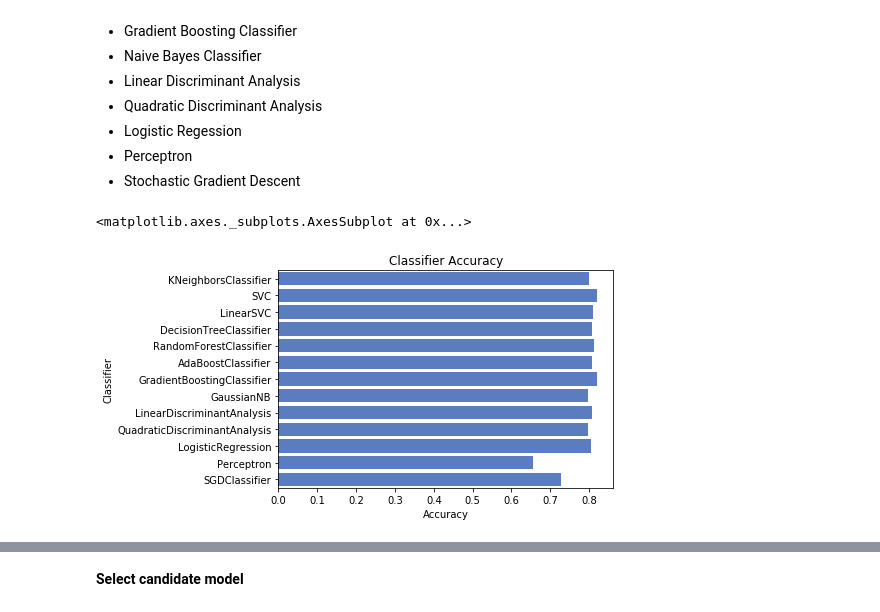
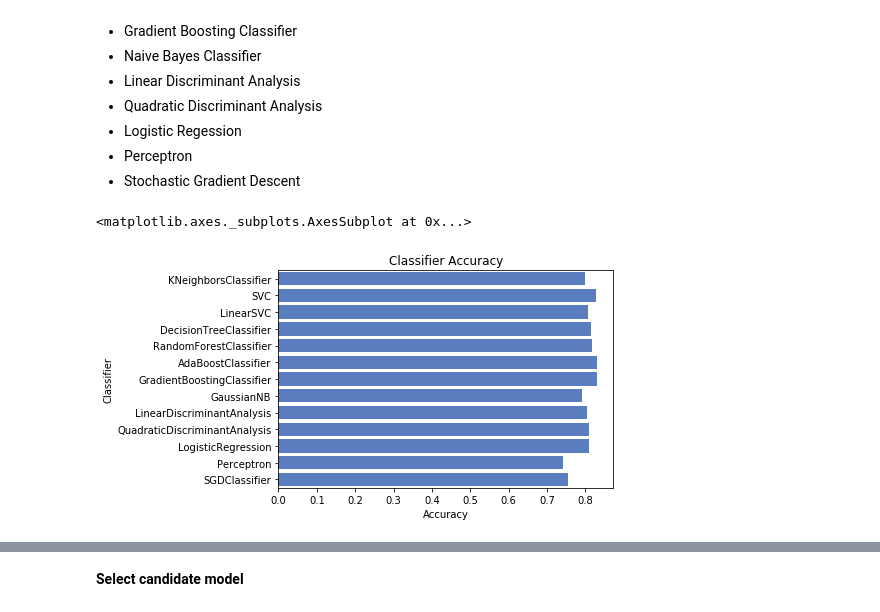
Before and after one commit to nhancv/nc-kaggle-ml, a Jupyter notebook: titanic/src/titanic-anomous.ipynb, the cells around one changed output, grey strips where cells are left out. Cells and saved outputs as stored; diff of their text form; code cells hidden in the pictures.

```diff
--- a/titanic/src/titanic-anomous.ipynb
+++ b/titanic/src/titanic-anomous.ipynb
@@ -321,14 +354,15 @@ for dataset in full_df:
 ('Before', (891, 17), (418, 14), (891, 17), (418, 14))
 # %%
 # Feature Selection
-drop_elements = ['PassengerId', 'Name', 'Ticket', 'Cabin', 'SibSp', 'Parch']
+drop_elements = ['PassengerId', 'Name', 'Ticket', 'SibSp', 'Parch']
 train_df_clean = train_df.drop(drop_elements, axis = 1)
 train_df_clean = train_df_clean.drop(['CategoricalAge', 'CategoricalFare'], axis = 1)
 
 test_df_clean  = test_df.drop(drop_elements, axis = 1)
 
-print (train_df_clean.head(10))
-
 train_df_val = train_df_clean.values
 test_df_val  = test_df_clean.values
+
+# output
+train_df_clean.head()
 # %% [output]
@@ -381,8 +410,8 @@ from sklearn.linear_model import SGDClassifier
 
 classifiers = [
     KNeighborsClassifier(n_neighbors=3),
-    SVC(probability=True, gamma=0.2, kernel='rbf', C=1),
-    LinearSVC(),
+    SVC(probability=True, gamma=0.2, kernel='rbf', max_iter=10000),
+    LinearSVC(max_iter=10000),
     DecisionTreeClassifier(max_features='auto', min_samples_leaf=1, min_samples_split=5),
     RandomForestClassifier(n_estimators=200, max_depth=7, min_samples_split=4),
     AdaBoostClassifier(),
@@ -399,38 +428,38 @@ log_cols = ["Classifier", "Accuracy"]
 log      = pd.DataFrame(columns=log_cols)
 
 # Config data for classifiers
-sss = StratifiedShuffleSplit(n_splits=10, test_size=0.2, random_state=0)
+sss = StratifiedShuffleSplit(n_splits=10, test_size=0.1, random_state=0)
 
 X = train_df_val[0::, 1::]
 Y = train_df_val[0::, 0]
 
 acc_dict = {}
 
 for train_index, test_index in sss.split(X, Y):
     X_train, X_test = X[train_index], X[test_index]
     Y_train, Y_test = Y[train_index], Y[test_index]
 
     for clf in classifiers:
         name = clf.__class__.__name__
         clf.fit(X_train, Y_train)
         train_predictions = clf.predict(X_test)
         acc = accuracy_score(Y_test, train_predictions)
         if name in acc_dict:
             acc_dict[name] += acc
         else:
             acc_dict[name] = acc
 
 for clf in acc_dict:
     acc_dict[clf] = acc_dict[clf] / 10.0
     log_entry = pd.DataFrame([[clf, acc_dict[clf]]], columns=log_cols)
     log = log.append(log_entry)
 
 # Show plot
 plt.xlabel('Accuracy')
 plt.title('Classifier Accuracy')
 
 sns.set_color_codes("muted")
 sns.barplot(x='Accuracy', y='Classifier', data=log, color="b")
 # %% [output]
 <matplotlib.axes._subplots.AxesSubplot at 0x...>
-[figure, old version]
+[figure, new version]
```
Also changed, not shown: parts of 18 cells of this notebook, 1 other file.
